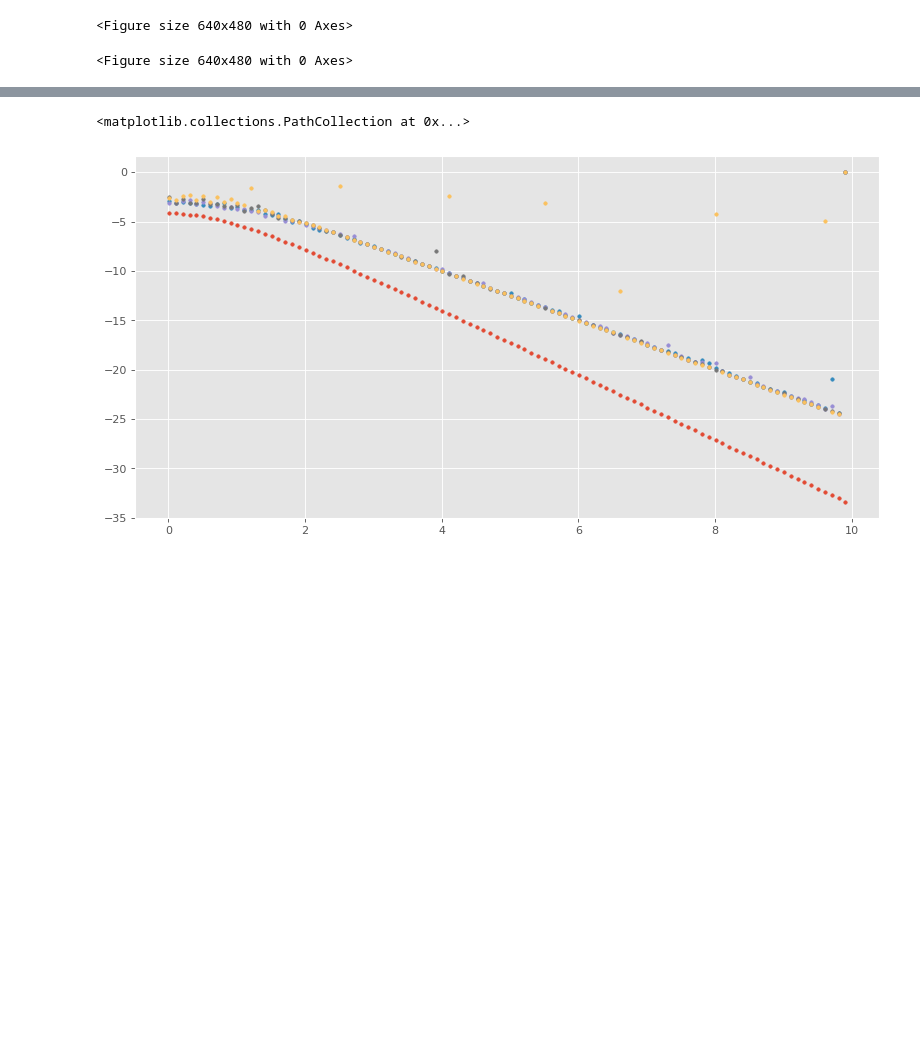
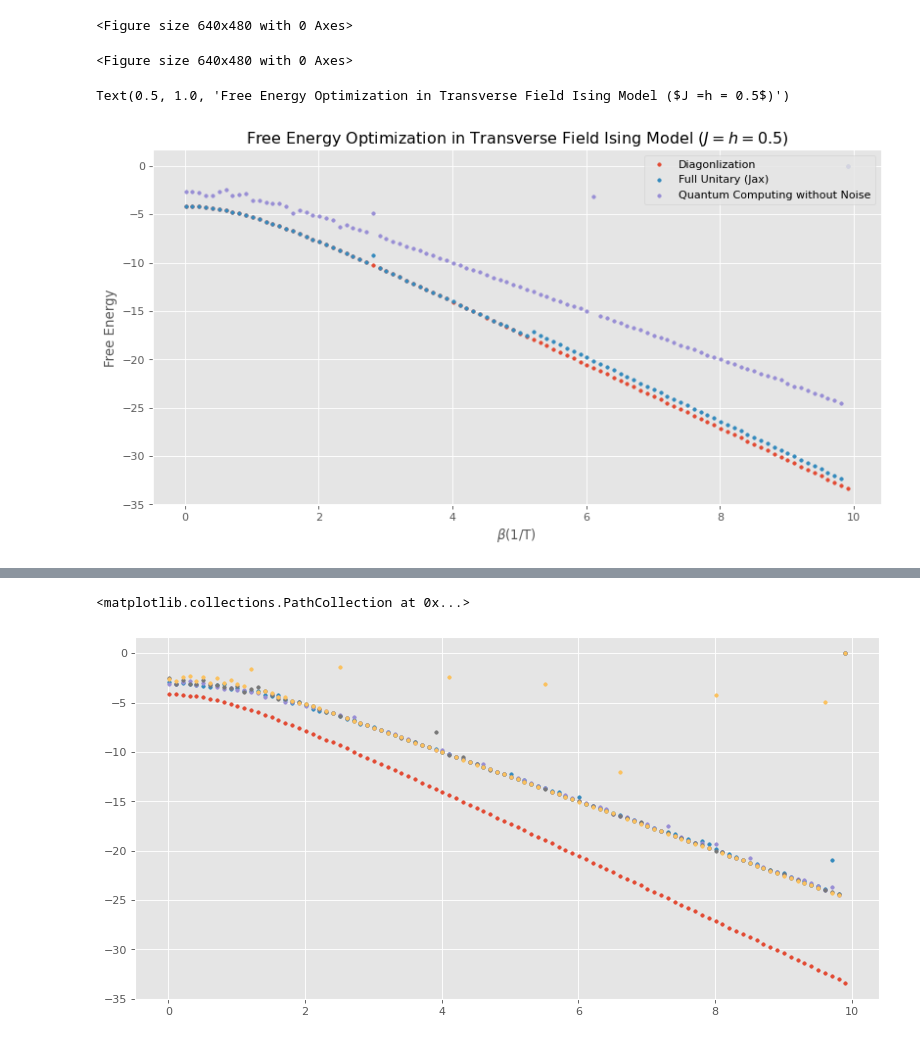
Before and after one commit to panmx-phys/MLPhys, a Jupyter notebook: QC/pure/plotData.ipynb, the cells around one changed output, grey strips where cells are left out. Drawn from its saved outputs; the diff is of its cells as text; code cells hidden in the pictures; blank space fills up the shorter version.

```diff
--- a/QC/pure/plotData.ipynb
+++ b/QC/pure/plotData.ipynb
@@ -8,0 +12,16 @@ from matplotlib.pyplot import figure
+# %%
+res = np.load(dataPath+ "2022-03-24 22:47.npy")
+jaxRes = np.load(dataPath+ "jax3.npy")
+baseRes = np.load(dataPath+ "2022-03-25 12:42.npy")
+# %%
+figure(figsize=(12, 6), dpi=80)
+plt.scatter(beta_scan,res[:,-1] ,s = 10, label = "Diagonlization")
+plt.scatter(beta_scan,jaxRes[:,0] ,s = 10, label = "Full Unitary (Jax)")
+plt.scatter(beta_scan,baseRes[:,0] ,s = 10, label = "Quantum Computing without Noise")
+plt.legend(loc = 'upper right')
+plt.xlabel(r'$\beta $(1/T)')
+plt.ylabel("Free Energy")
+plt.title(r"Free Energy Optimization in Transverse Field Ising Model ($J =h = 0.5$)")
+# %% [output]
+Text(0.5, 1.0, 'Free Energy Optimization in Transverse Field Ising Model ($J =h = 0.5$)')
+[figure, added]
```
Also changed, not shown: parts of 8 cells of this notebook, 8 other files.
